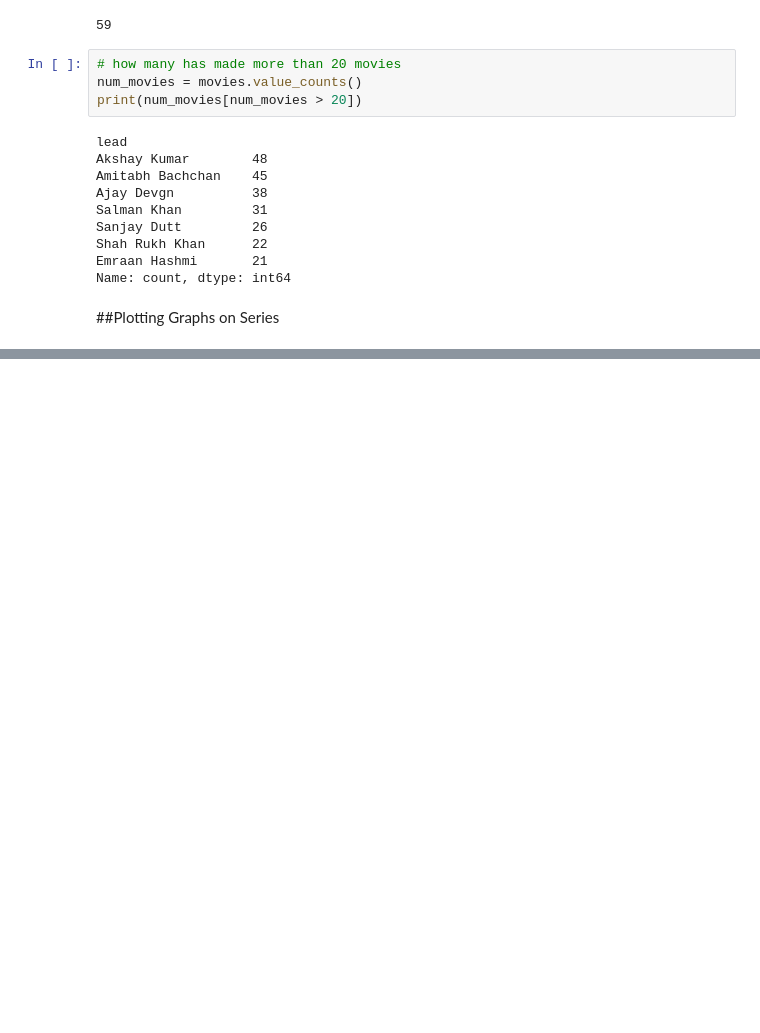
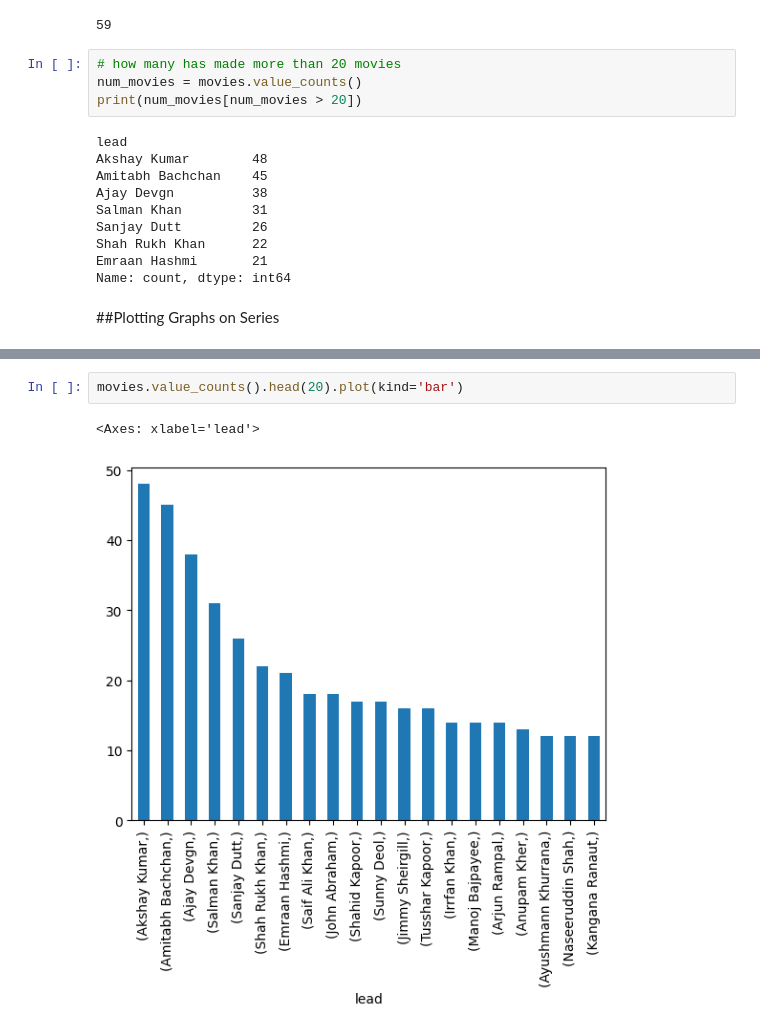
Before and after one commit to akmayank94/DA-Useful-Libraries, a Jupyter notebook: pandas files/pandas_foundations.ipynb, the cells around one changed output, grey strips where cells are left out. Drawn from its saved outputs; the diff is of its cells as text; blank space fills up the shorter version.

```diff
--- a/pandas files/pandas_foundations.ipynb
+++ b/pandas files/pandas_foundations.ipynb
@@ -658,0 +664,5 @@ Name: count, dtype: int64
+# %%
+movies.value_counts().head(20).plot(kind='bar')
+# %% [output]
+<Axes: xlabel='lead'>
+[figure, added]
```
Also changed, not shown: parts of 2 cells of this notebook.
